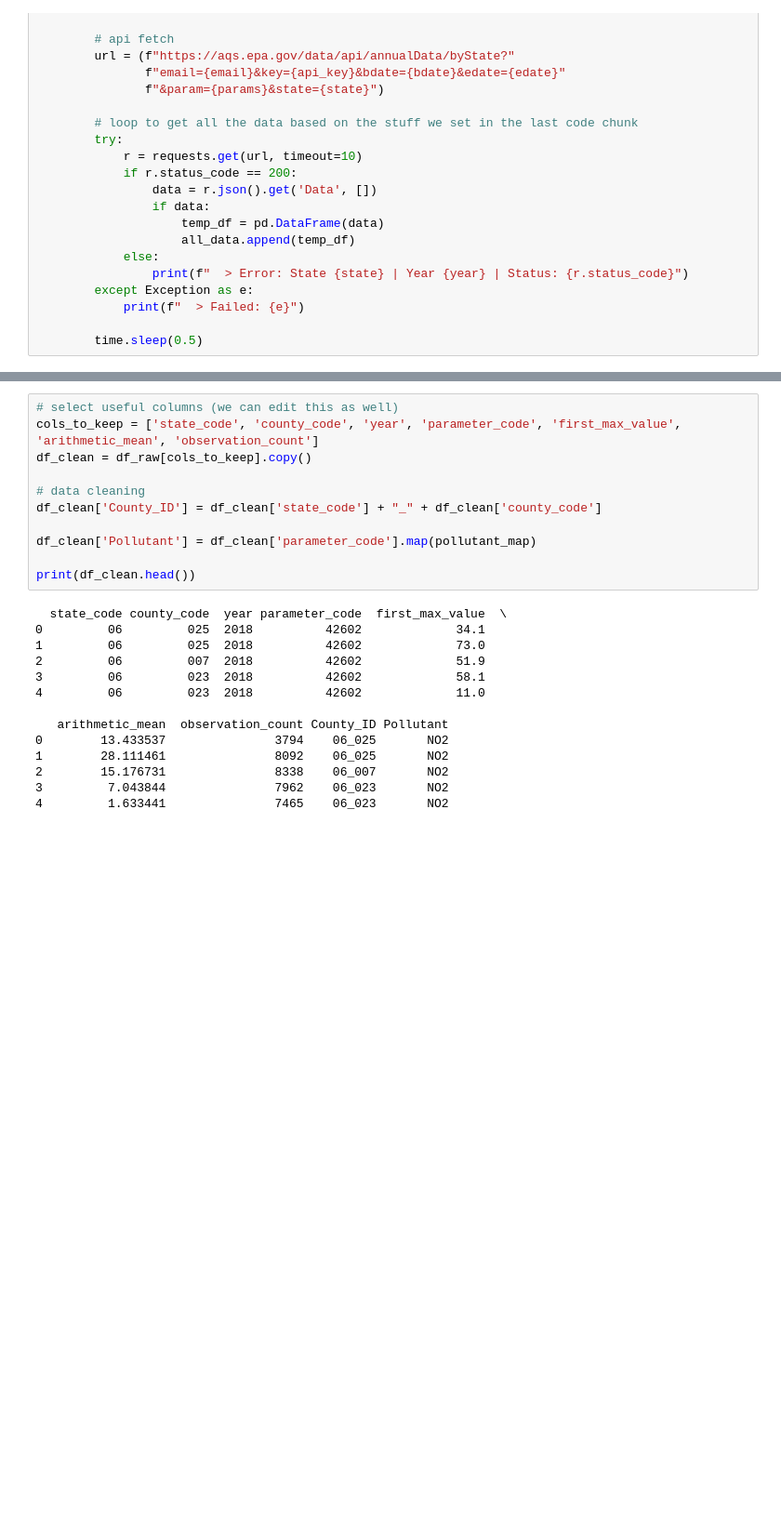
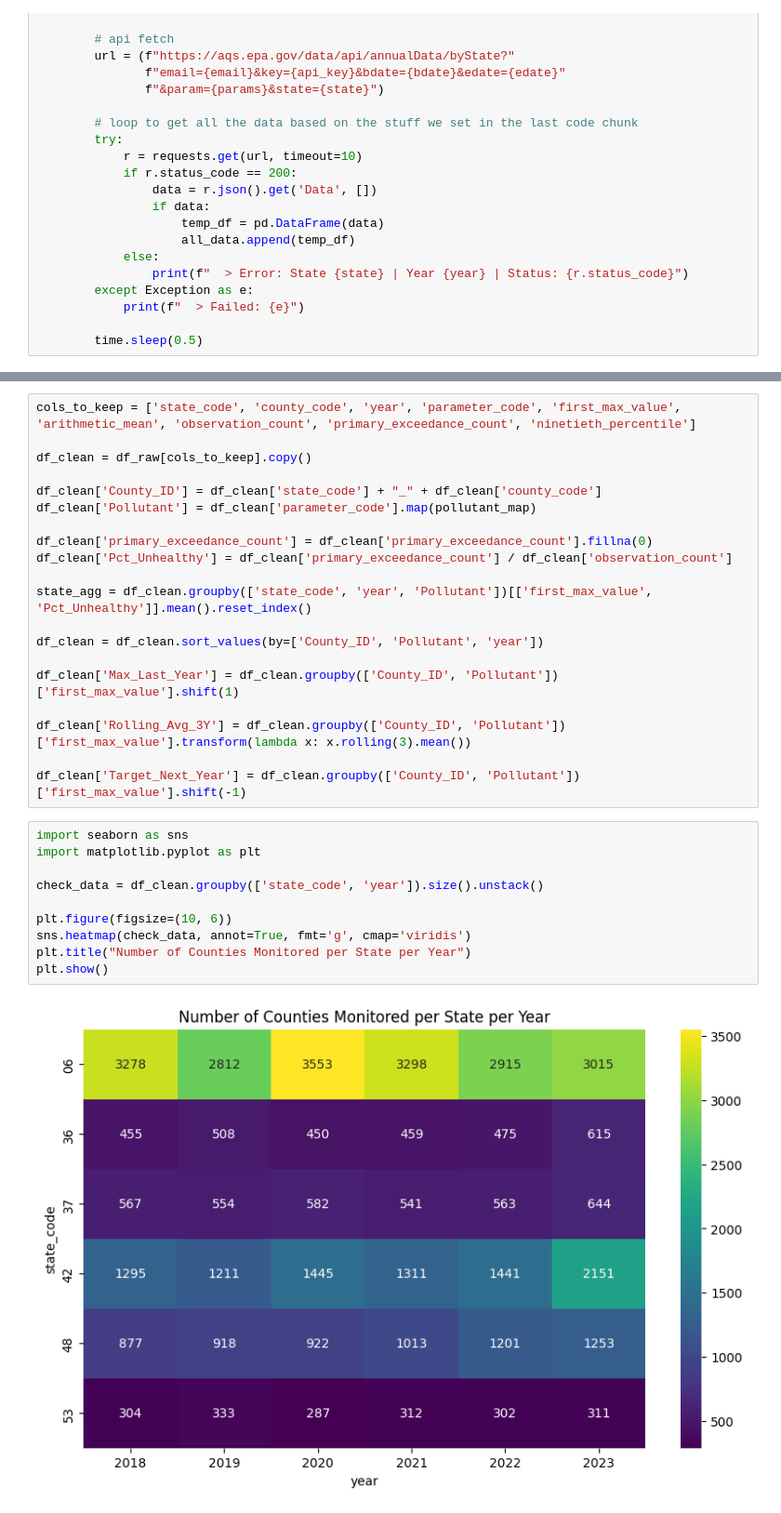
Before and after one commit to sophwa-ssw/DubsTech_Datathon_2026, a Jupyter notebook: Data_Cleaning.ipynb, the cells around one changed output, grey strips where cells are left out. Shown at 93% size. Saved outputs shown, nothing was run; the diff lists cells and outputs as text; blank space fills up the shorter version.

Commit message:
data cleaning done and visualizations added for checking

```diff
--- a/Data_Cleaning.ipynb
+++ b/Data_Cleaning.ipynb
@@ -85,25 +67,32 @@ total rows: 42171
 # %%
-# select useful columns (we can edit this as well)
-cols_to_keep = ['state_code', 'county_code', 'year', 'parameter_code', 'first_max_value', 'arithmetic_mean', 'observation_count']
+cols_to_keep = ['state_code', 'county_code', 'year', 'parameter_code', 'first_max_value', 'arithmetic_mean', 'observation_count', 'primary_exceedance_count', 'ninetieth_percentile']
+
 df_clean = df_raw[cols_to_keep].copy()
 
-# data cleaning
 df_clean['County_ID'] = df_clean['state_code'] + "_" + df_clean['county_code']
-
 df_clean['Pollutant'] = df_clean['parameter_code'].map(pollutant_map)
 
-print(df_clean.head())
+df_clean['primary_exceedance_count'] = df_clean['primary_exceedance_count'].fillna(0)
+df_clean['Pct_Unhealthy'] = df_clean['primary_exceedance_count'] / df_clean['observation_count']
+
+state_agg = df_clean.groupby(['state_code', 'year', 'Pollutant'])[['first_max_value', 'Pct_Unhealthy']].mean().reset_index()
+
+df_clean = df_clean.sort_values(by=['County_ID', 'Pollutant', 'year'])
+
+df_clean['Max_Last_Year'] = df_clean.groupby(['County_ID', 'Pollutant'])['first_max_value'].shift(1)
+
+df_clean['Rolling_Avg_3Y'] = df_clean.groupby(['County_ID', 'Pollutant'])['first_max_value'].transform(lambda x: x.rolling(3).mean())
+
+df_clean['Target_Next_Year'] = df_clean.groupby(['County_ID', 'Pollutant'])['first_max_value'].shift(-1)
-# %% [output]
-  state_code county_code  year parameter_code  first_max_value  \
-0         06         025  2018          42602             34.1
-1         06         025  2018          42602             73.0
-2         06         007  2018          42602             51.9
-3         06         023  2018          42602             58.1
-4         06         023  2018          42602             11.0
-
-   arithmetic_mean  observation_count County_ID Pollutant
-0        13.433537               3794    06_025       NO2
-1        28.111461               8092    06_025       NO2
-2        15.176731               8338    06_007       NO2
-3         7.043844               7962    06_023       NO2
-4         1.633441               7465    06_023       NO2
+# %%
+import seaborn as sns
+import matplotlib.pyplot as plt
+
+check_data = df_clean.groupby(['state_code', 'year']).size().unstack()
+
+plt.figure(figsize=(10, 6))
+sns.heatmap(check_data, annot=True, fmt='g', cmap='viridis')
+plt.title("Number of Counties Monitored per State per Year")
+plt.show()
+# %% [output]
+[figure, added]
```
Also changed, not shown: parts of 5 cells of this notebook.
